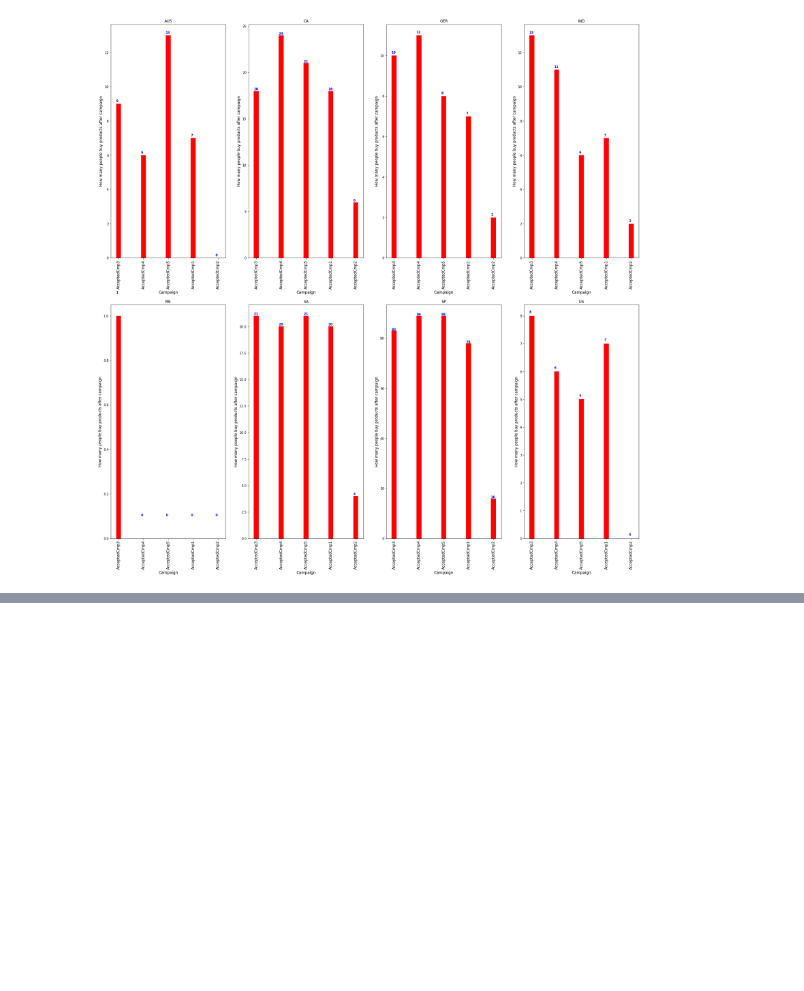
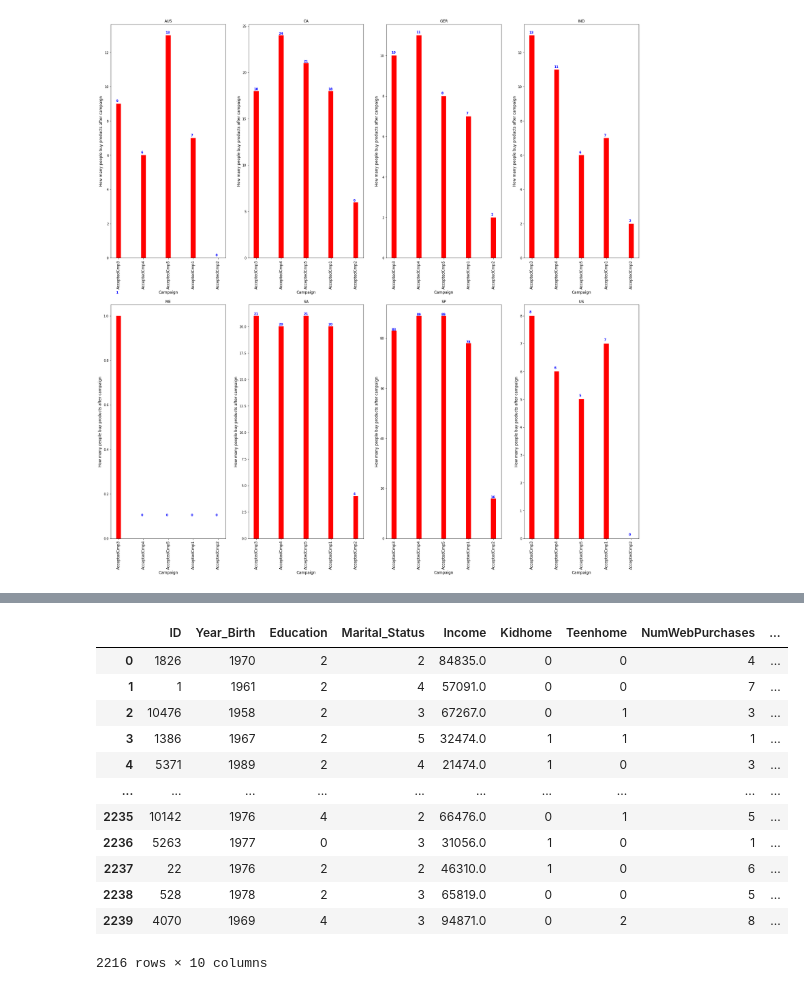
Before and after one commit to jackylin0316/Markeing_Analysis, a Jupyter notebook: Analysis.ipynb, the cells around one changed output, grey strips where cells are left out. Drawn from its saved outputs; the diff is of its cells as text; code cells hidden in the pictures; blank space fills up the shorter version.

```diff
--- a/Analysis.ipynb
+++ b/Analysis.ipynb
@@ -525,0 +604,3 @@ plt.show()
+# %%
+task=task.drop('Dt_Customer', axis=1)
+task.head()
@@ -525,0 +614,3 @@ plt.show()
+# %%
+task.dropna(subset=[' Income '], how='all', inplace=True)
+task.info()
@@ -525,0 +635,3 @@ plt.show()
+# %%
+task[' Income ']=task[' Income '].apply(lambda x: x.replace('$', '')).apply(lambda x: x.replace(',', '')).apply(pd.to_numeric)
+task.head()
@@ -525,0 +645,20 @@ plt.show()
+# %%
+tmp=task.copy()
+tmp['Education']=tmp['Education'].astype('category').cat.codes
+tmp['Marital_Status']=tmp['Marital_Status'].astype('category').cat.codes
+# %%
+tmp
+# %% [output]
+|  | ID | Year_Birth | Education | Marital_Status | Income | Kidhome | Teenhome | NumWebPurchases | ... |
+| 0 | 1826 | 1970 | 2 | 2 | 84835.0 | 0 | 0 | 4 | ... |
+| 1 | 1 | 1961 | 2 | 4 | 57091.0 | 0 | 0 | 7 | ... |
+| 2 | 10476 | 1958 | 2 | 3 | 67267.0 | 0 | 1 | 3 | ... |
+| 3 | 1386 | 1967 | 2 | 5 | 32474.0 | 1 | 1 | 1 | ... |
+| 4 | 5371 | 1989 | 2 | 4 | 21474.0 | 1 | 0 | 3 | ... |
+| ... | ... | ... | ... | ... | ... | ... | ... | ... | ... |
+| 2235 | 10142 | 1976 | 4 | 2 | 66476.0 | 0 | 1 | 5 | ... |
+| 2236 | 5263 | 1977 | 0 | 3 | 31056.0 | 1 | 0 | 1 | ... |
+| 2237 | 22 | 1976 | 2 | 2 | 46310.0 | 1 | 0 | 6 | ... |
+| 2238 | 528 | 1978 | 2 | 3 | 65819.0 | 0 | 0 | 5 | ... |
+| 2239 | 4070 | 1969 | 4 | 3 | 94871.0 | 0 | 2 | 8 | ... |
+2216 rows × 10 columns
```
Also changed, not shown: parts of 16 cells of this notebook.
